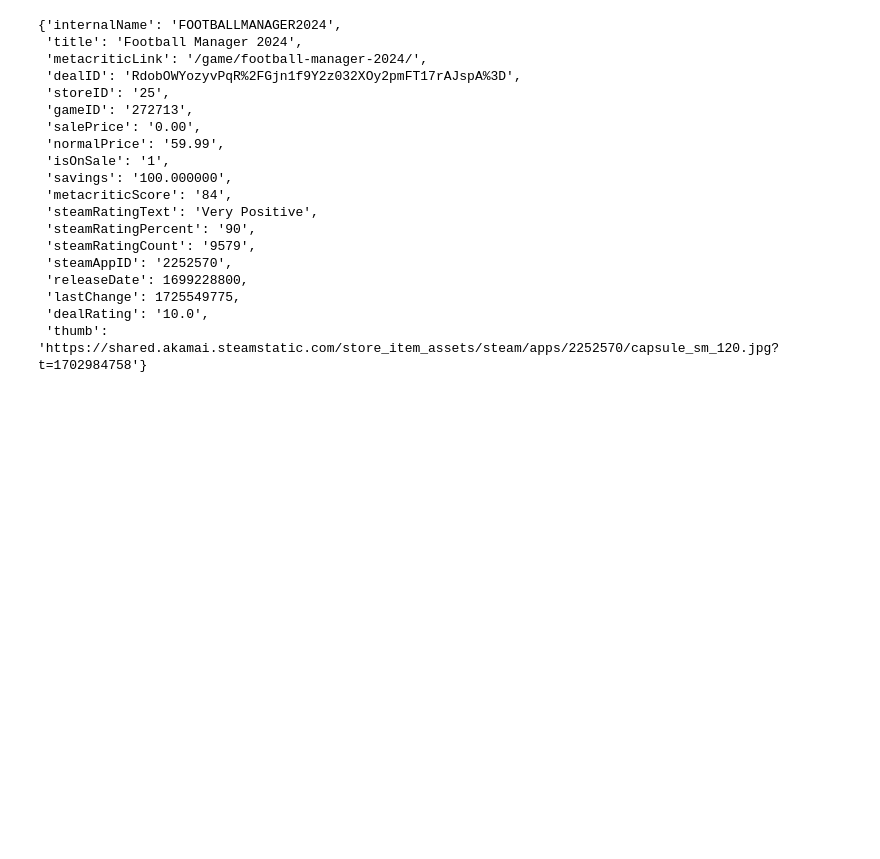
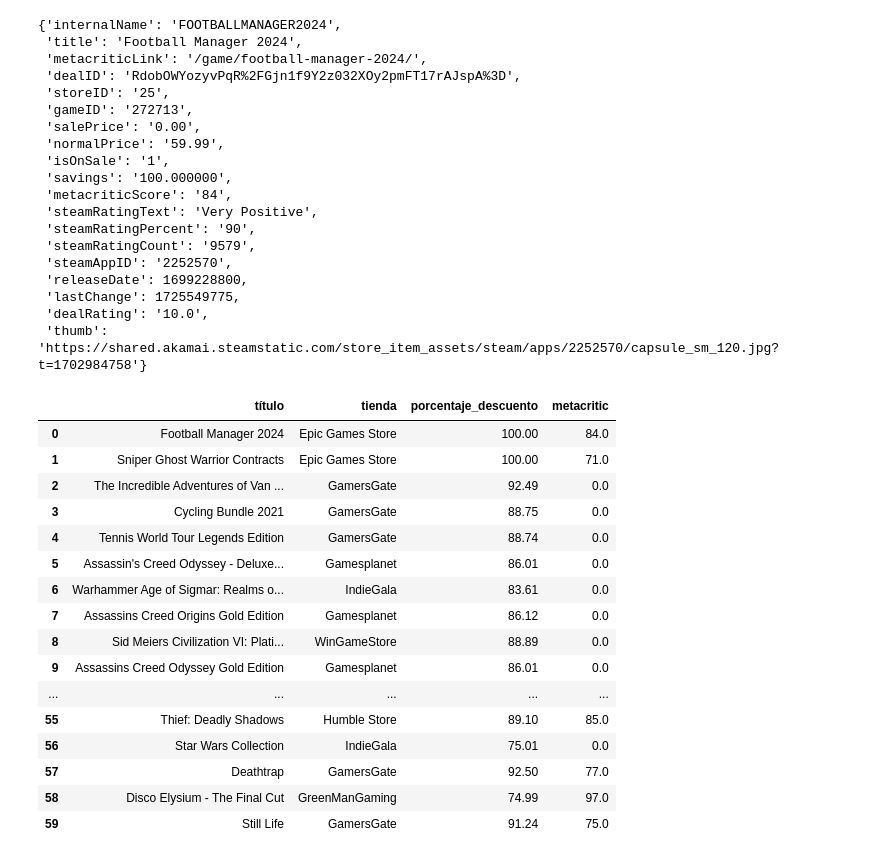
Before and after one commit to ivanalonsom/Project3_DataAnalysis_Oriented_To_Sales_Strategies, a Jupyter notebook: main.ipynb, the cells around one changed output. Cells and saved outputs as stored; diff of their text form; code cells hidden in the pictures; blank space fills up the shorter version.

```diff
--- a/main.ipynb
+++ b/main.ipynb
@@ -132,6 +132,26 @@ import pandas as pd
 lista_zip = list(zip(lista_nombres, lista_tiendas, lista_descuento, lista_metacritic))
 # %%
 df_all = pd.DataFrame(lista_zip, columns=['título', 'tienda', 'porcentaje_descuento', 'metacritic'])
+# %%
+df_all
+# %% [output]
+|  | título | tienda | porcentaje_descuento | metacritic |
+| 0 | Football Manager 2024 | Epic Games Store | 100.00 | 84.0 |
+| 1 | Sniper Ghost Warrior Contracts | Epic Games Store | 100.00 | 71.0 |
+| 2 | The Incredible Adventures of Van ... | GamersGate | 92.49 | 0.0 |
+| 3 | Cycling Bundle 2021 | GamersGate | 88.75 | 0.0 |
+| 4 | Tennis World Tour Legends Edition | GamersGate | 88.74 | 0.0 |
+| 5 | Assassin's Creed Odyssey - Deluxe... | Gamesplanet | 86.01 | 0.0 |
+| 6 | Warhammer Age of Sigmar: Realms o... | IndieGala | 83.61 | 0.0 |
+| 7 | Assassins Creed Origins Gold Edition | Gamesplanet | 86.12 | 0.0 |
+| 8 | Sid Meiers Civilization VI: Plati... | WinGameStore | 88.89 | 0.0 |
+| 9 | Assassins Creed Odyssey Gold Edition | Gamesplanet | 86.01 | 0.0 |
+| ... | ... | ... | ... | ... |
+| 55 | Thief: Deadly Shadows | Humble Store | 89.10 | 85.0 |
+| 56 | Star Wars Collection | IndieGala | 75.01 | 0.0 |
+| 57 | Deathtrap | GamersGate | 92.50 | 77.0 |
+| 58 | Disco Elysium - The Final Cut | GreenManGaming | 74.99 | 97.0 |
+| 59 | Still Life | GamersGate | 91.24 | 75.0 |
 # %%
 from datetime import datetime
 
```
Also changed, not shown: parts of 2 cells of this notebook, 1 other file.
